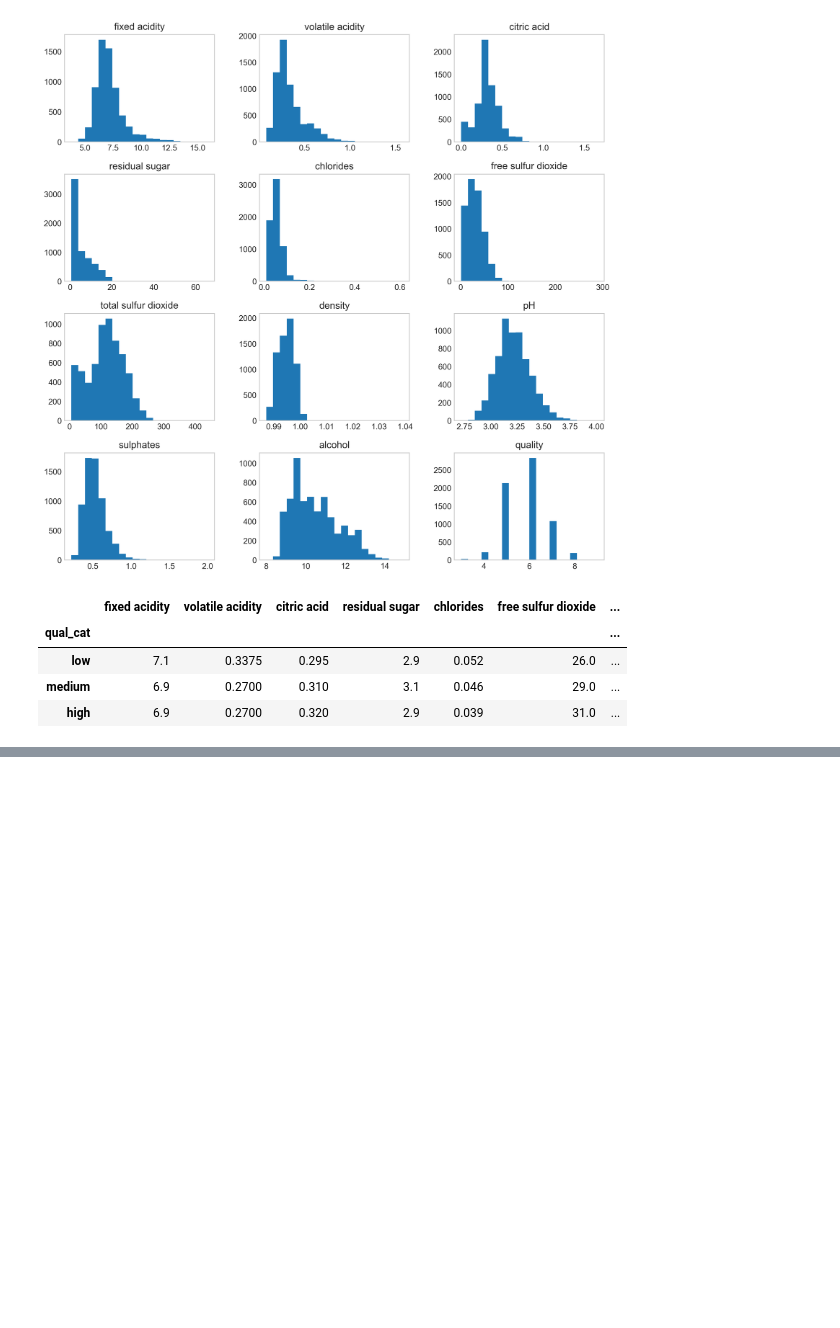
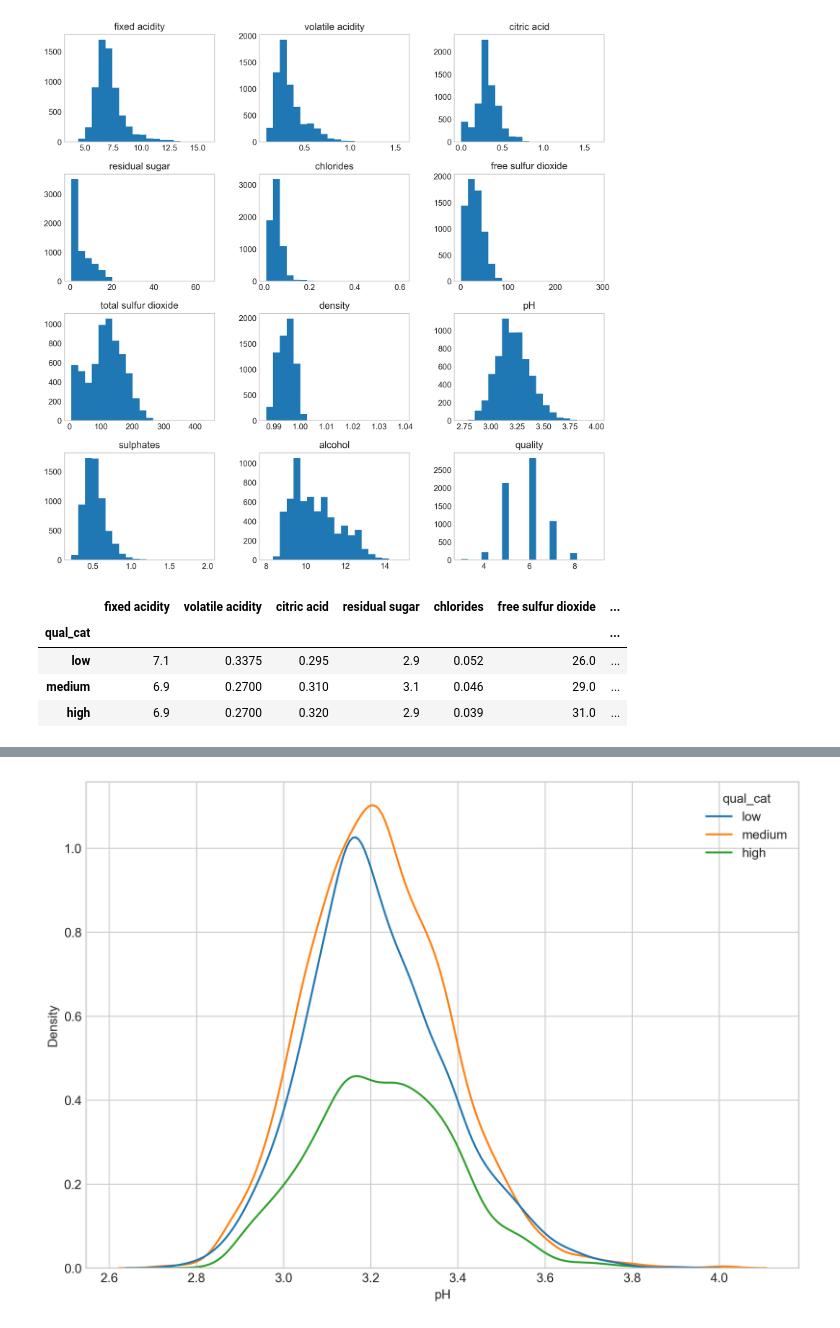
Before and after one commit to derevirn/hypothesis-test, a Jupyter notebook: hypothesis.ipynb, the cells around one changed output, grey strips where cells are left out. Cells and saved outputs as stored; diff of their text form; code cells hidden in the pictures; blank space fills up the shorter version.

```diff
--- a/hypothesis.ipynb
+++ b/hypothesis.ipynb
@@ -47 +47,9 @@ plt.show()
+# %%
+fig, ax = plt.subplots(figsize = (10, 7))
+
+sns.kdeplot(data = df, x = dv, hue = group, ax = ax)
+
+plt.show()
+# %% [output]
+[figure, added]
 # %%
```
Also changed, not shown: parts of 8 cells of this notebook, 3 other files.
